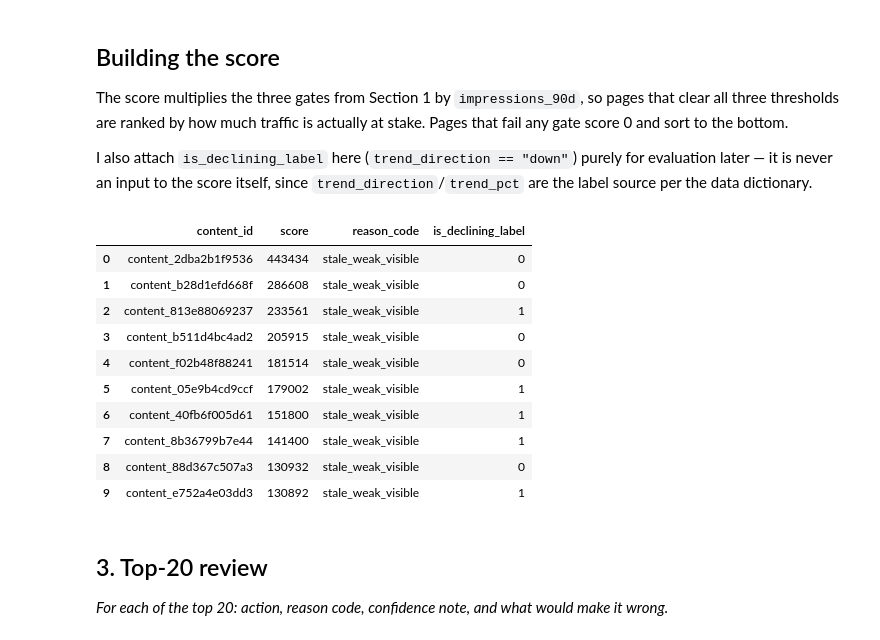
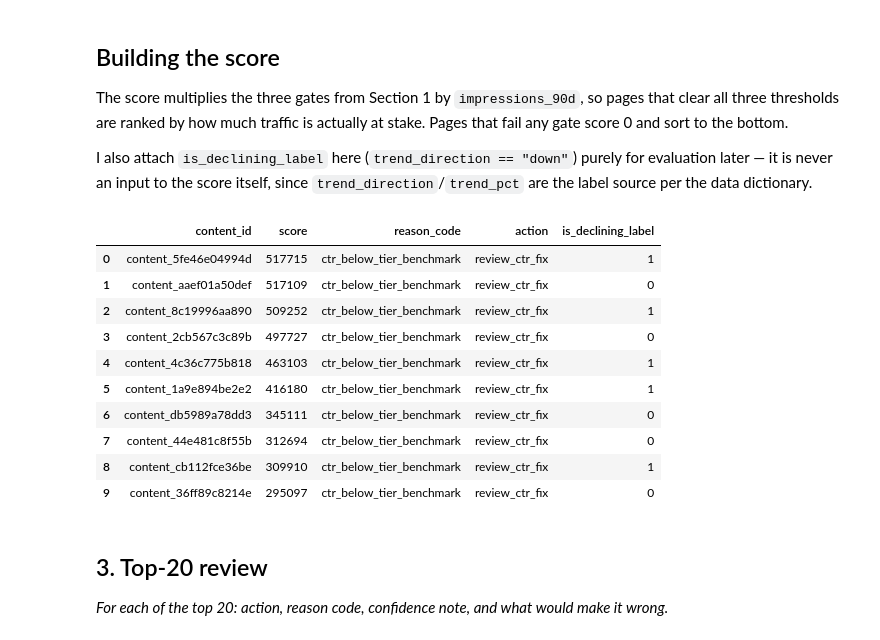
Before and after one commit to prakash587/flyrank-ml-internship-starter, a Jupyter notebook: work/notebooks/w04_baseline_score.ipynb, the cells around one changed output. Cells and saved outputs as stored; diff of their text form; code cells hidden in the pictures.

```diff
--- a/work/notebooks/w04_baseline_score.ipynb
+++ b/work/notebooks/w04_baseline_score.ipynb
@@ -59,24 +71,16 @@ print("Starter data found. You're ready.")
 Working dir: /content/flyrank-ml-internship-starter
 Starter data found. You're ready.
 # %%
-# This cell is for CODE (numbers, a query, a check).
-# Write your text answer in the cell ABOVE this one — typing sentences here breaks Run All.
-# This cell is for CODE (numbers, a query, a check).
 import pandas as pd
 
 df = pd.read_csv("data/raw/content_refresh_anonymized.csv")
+df["is_declining_label"] = (df["trend_direction"] == "down").astype(int)
 
-def reason_code(row):
-    if row["avg_position"] == 0:
-        return "no_position_data"
-    if row["days_since_last_update"] < 90:
-        return "fresh_content"
-    if row["impressions_90d"] < 500:
-        return "low_visibility"
-    if row["avg_position"] < 20:
-        return "ranking_ok"
-    return "stale_weak_visible"
+signal_a = df.groupby("freshness_tier")["is_declining_label"].agg(["mean", "count"])
+print("Signal A — staleness vs decline rate:")
+print(signal_a)
 
-df["reason_code"] = df.apply(reason_code, axis=1)
-df["reason_code"].value_counts()
+signal_b = df[df["position_tier"] != "no_data"].groupby("position_tier")["ctr"].agg(["mean", "count"])
+print("\nSignal B — position vs CTR:")
+print(signal_b.reindex(["top_3", "page_1", "striking", "page_3_5", "deep"]))
 # %% [output]
@@ -103,36 +115,39 @@ I also attach `is_declining_label` here (`trend_direction == "down"`) purely for
 later — it is never an input to the score itself, since `trend_direction`/`trend_pct` are the
 label source per the data dictionary.
 # %%
-# This cell is for CODE (numbers, a query, a check).
 import os
 
-stale = (df["days_since_last_update"] >= 90).astype(int)
-visible = (df["impressions_90d"] >= 500).astype(int)
-weak_pos = ((df["avg_position"] >= 20) & (df["avg_position"] > 0)).astype(int)
+bench = df[df["position_tier"] != "no_data"].groupby("position_tier")["ctr"].mean()
+df["tier_benchmark_ctr"] = df["position_tier"].map(bench)
 
-df["score"] = stale * visible * weak_pos * df["impressions_90d"]
+underperform = (df["ctr"] < 0.5 * df["tier_benchmark_ctr"]) & (df["position_tier"] != "no_data")
+visible = (df["impressions_90d"] >= 500)
+flagged = underperform & visible
 
-# label for evaluation only — never fed into the score above
-df["is_declining_label"] = (df["trend_direction"] == "down").astype(int)
+df["score"] = flagged.astype(int) * df["impressions_90d"]
+df["reason_code"] = "none"
+df.loc[flagged, "reason_code"] = "ctr_below_tier_benchmark"
+df["action"] = "no_action"
+df.loc[flagged, "action"] = "review_ctr_fix"
 
 ranked = df.sort_values("score", ascending=False).reset_index(drop=True)
 
 os.makedirs("work/outputs", exist_ok=True)
-ranked.to_csv("work/outputs/baseline_action_score.csv", index=False)
+ranked.to_csv("work/outputs/baseline_action_score.csv", index=False)  # git-ignored by design
 
-ranked[["content_id", "score", "reason_code", "is_declining_label"]].head(10)
+ranked[["content_id", "score", "reason_code", "action", "is_declining_label"]].head(10)
 # %% [output]
-|  | content_id | score | reason_code | is_declining_label |
-| 0 | content_2dba2b1f9536 | 443434 | stale_weak_visible | 0 |
-| 1 | content_b28d1efd668f | 286608 | stale_weak_visible | 0 |
-| 2 | content_813e88069237 | 233561 | stale_weak_visible | 1 |
-| 3 | content_b511d4bc4ad2 | 205915 | stale_weak_visible | 0 |
-| 4 | content_f02b48f88241 | 181514 | stale_weak_visible | 0 |
-| 5 | content_05e9b4cd9ccf | 179002 | stale_weak_visible | 1 |
-| 6 | content_40fb6f005d61 | 151800 | stale_weak_visible | 1 |
-| 7 | content_8b36799b7e44 | 141400 | stale_weak_visible | 1 |
-| 8 | content_88d367c507a3 | 130932 | stale_weak_visible | 0 |
-| 9 | content_e752a4e03dd3 | 130892 | stale_weak_visible | 1 |
+|  | content_id | score | reason_code | action | is_declining_label |
+| 0 | content_5fe46e04994d | 517715 | ctr_below_tier_benchmark | review_ctr_fix | 1 |
+| 1 | content_aaef01a50def | 517109 | ctr_below_tier_benchmark | review_ctr_fix | 0 |
+| 2 | content_8c19996aa890 | 509252 | ctr_below_tier_benchmark | review_ctr_fix | 1 |
+| 3 | content_2cb567c3c89b | 497727 | ctr_below_tier_benchmark | review_ctr_fix | 0 |
+| 4 | content_4c36c775b818 | 463103 | ctr_below_tier_benchmark | review_ctr_fix | 1 |
+| 5 | content_1a9e894be2e2 | 416180 | ctr_below_tier_benchmark | review_ctr_fix | 1 |
+| 6 | content_db5989a78dd3 | 345111 | ctr_below_tier_benchmark | review_ctr_fix | 0 |
+| 7 | content_44e481c8f55b | 312694 | ctr_below_tier_benchmark | review_ctr_fix | 0 |
+| 8 | content_cb112fce36be | 309910 | ctr_below_tier_benchmark | review_ctr_fix | 1 |
+| 9 | content_36ff89c8214e | 295097 | ctr_below_tier_benchmark | review_ctr_fix | 0 |
 # %% [markdown]
 ## 3. Top-20 review
 
```
Also changed, not shown: parts of 3 cells of this notebook.
